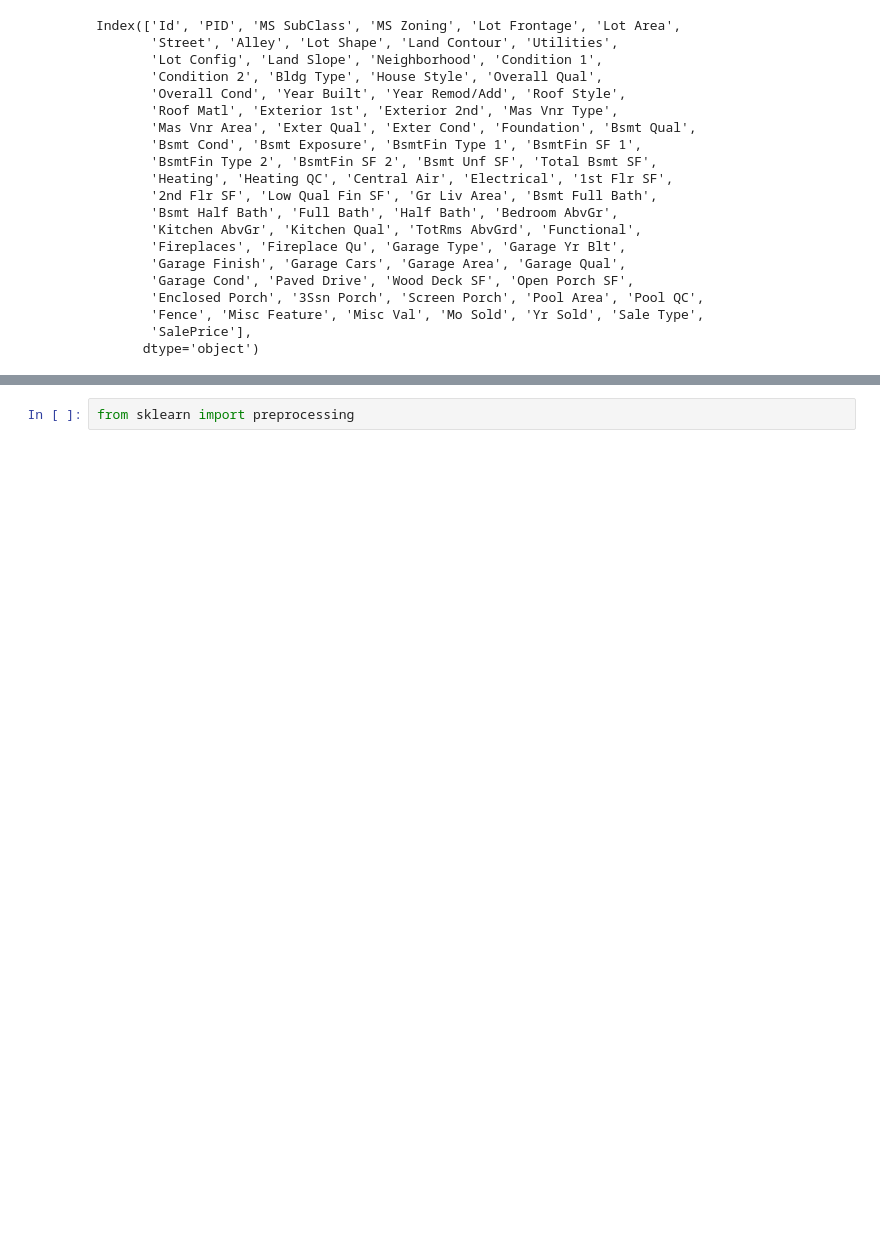
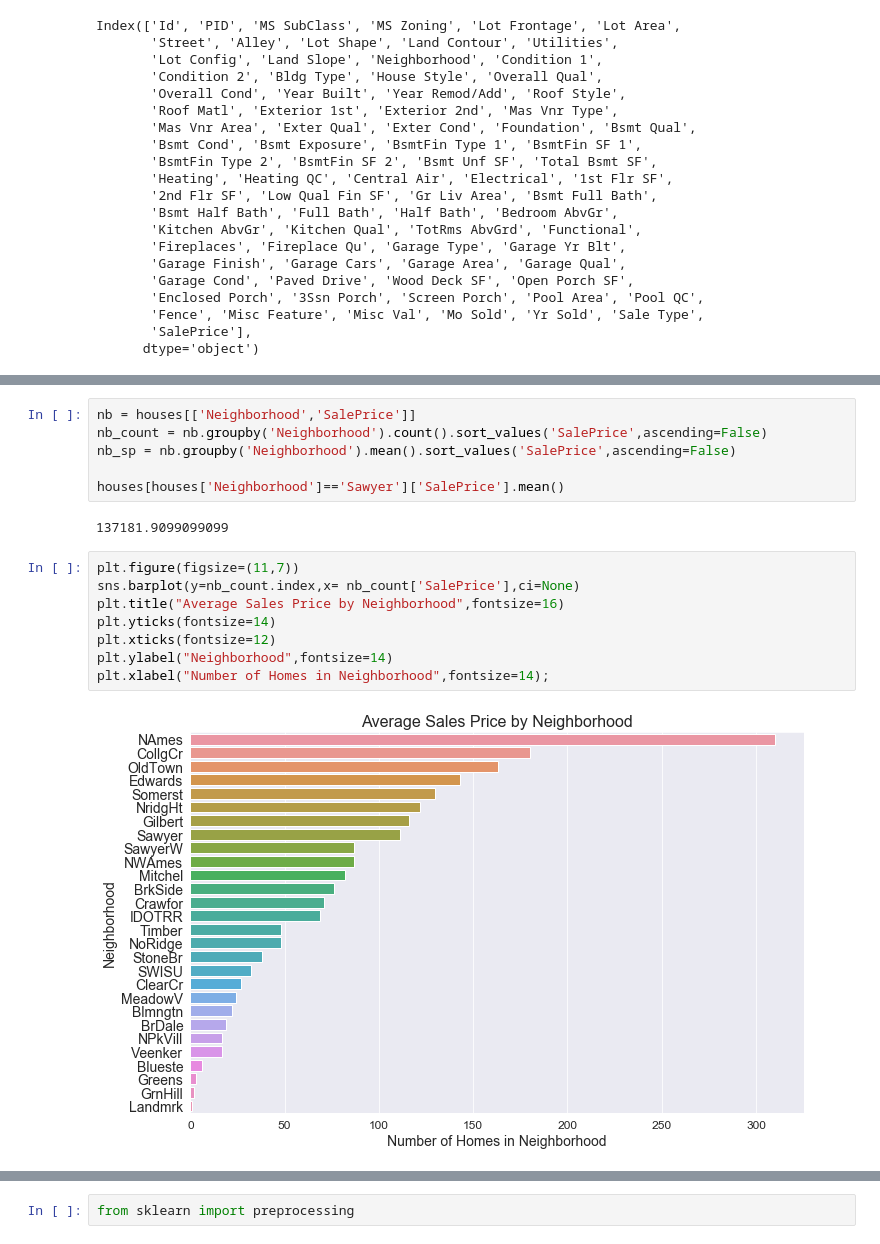
Before and after one commit to Laurarom7/Ames-Housing-Price-Predictor, a Jupyter notebook: Ames_Housing_Prices-Additional-An-Iteration.ipynb, the cells around one changed output, grey strips where cells are left out. Saved outputs shown, nothing was run; the diff lists cells and outputs as text; blank space fills up the shorter version.

```diff
--- a/Ames_Housing_Prices-Additional-An-Iteration.ipynb
+++ b/Ames_Housing_Prices-Additional-An-Iteration.ipynb
@@ -250,0 +121,18 @@ houses['Year Remod/Add'].isna().sum()
+# %%
+nb = houses[['Neighborhood','SalePrice']]
+nb_count = nb.groupby('Neighborhood').count().sort_values('SalePrice',ascending=False)
+nb_sp = nb.groupby('Neighborhood').mean().sort_values('SalePrice',ascending=False)
+
+houses[houses['Neighborhood']=='Sawyer']['SalePrice'].mean()
+# %% [output]
+137181.9099099099
+# %%
+plt.figure(figsize=(11,7))
+sns.barplot(y=nb_count.index,x= nb_count['SalePrice'],ci=None)
+plt.title("Average Sales Price by Neighborhood",fontsize=16)
+plt.yticks(fontsize=14)
+plt.xticks(fontsize=12)
+plt.ylabel("Neighborhood",fontsize=14)
+plt.xlabel("Number of Homes in Neighborhood",fontsize=14);
+# %% [output]
+[figure, added]
```
Also changed, not shown: parts of 107 cells of this notebook.
